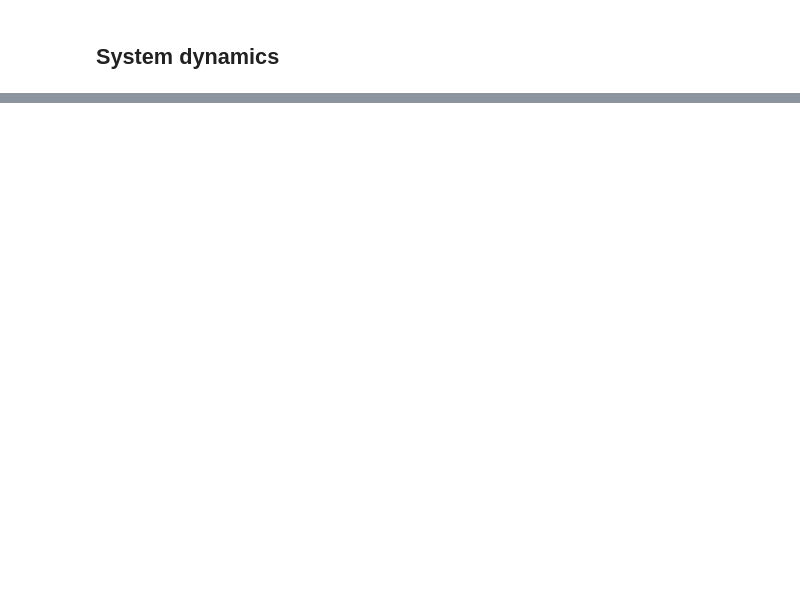
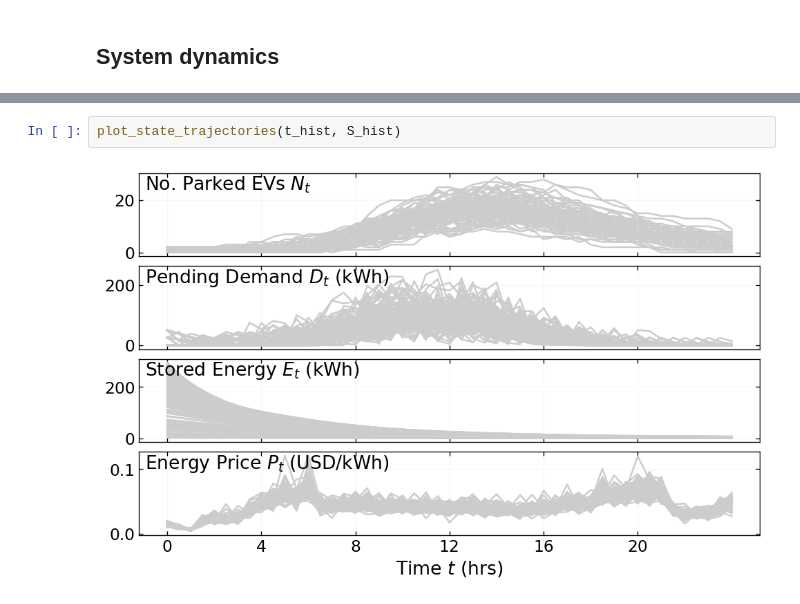
Before and after one commit to DenisseUrenda/stochastic-ems-policy, a Jupyter notebook: notebooks/00_sanity_checks.ipynb, the cells around one changed output, grey strips where cells are left out. Saved outputs shown, nothing was run; the diff lists cells and outputs as text; blank space fills up the shorter version.

```diff
--- a/notebooks/00_sanity_checks.ipynb
+++ b/notebooks/00_sanity_checks.ipynb
@@ -257,0 +284,4 @@ c_t =
+# %%
+plot_state_trajectories(t_hist, S_hist)
+# %% [output]
+[figure, added]
```
Also changed, not shown: parts of 12 cells of this notebook, 7 other files.
